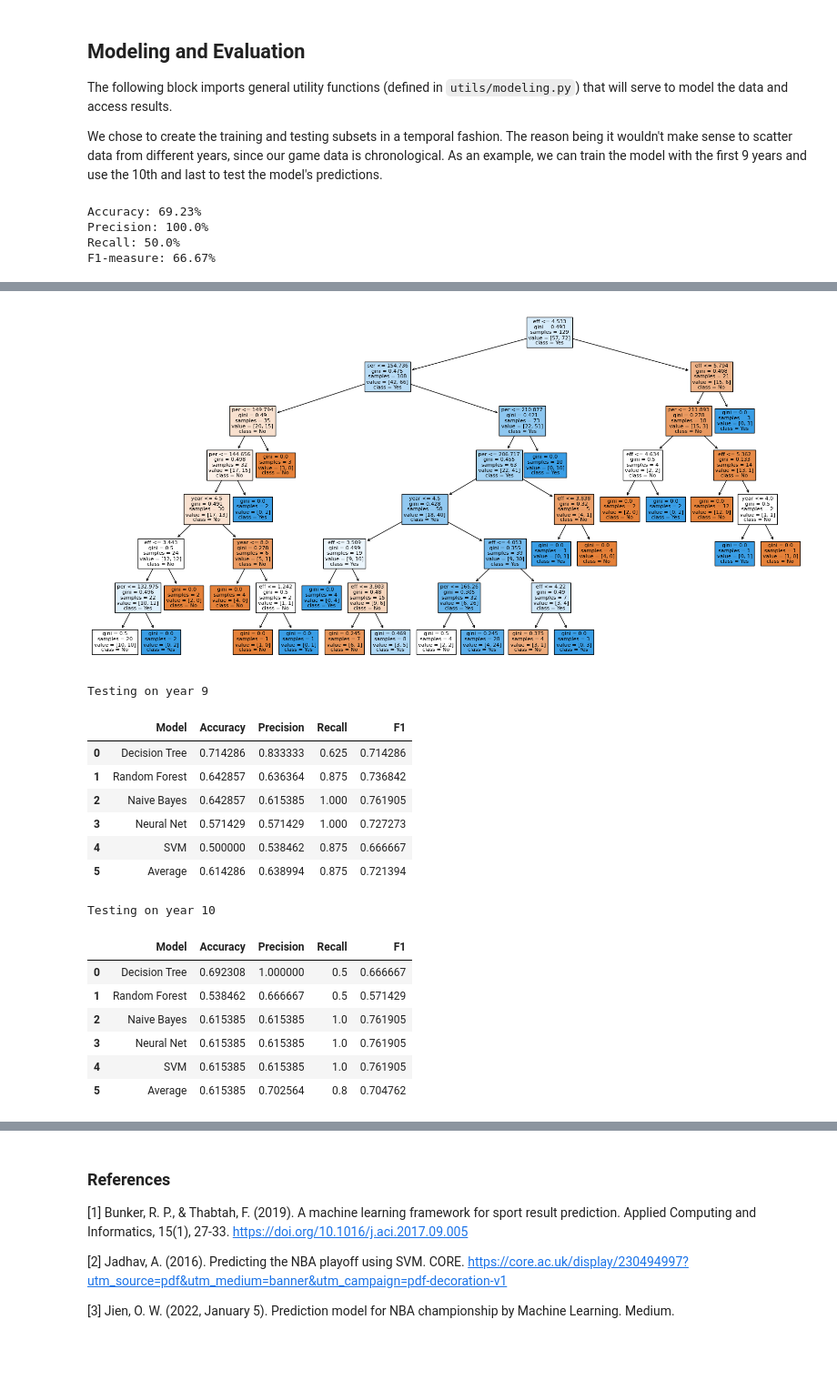
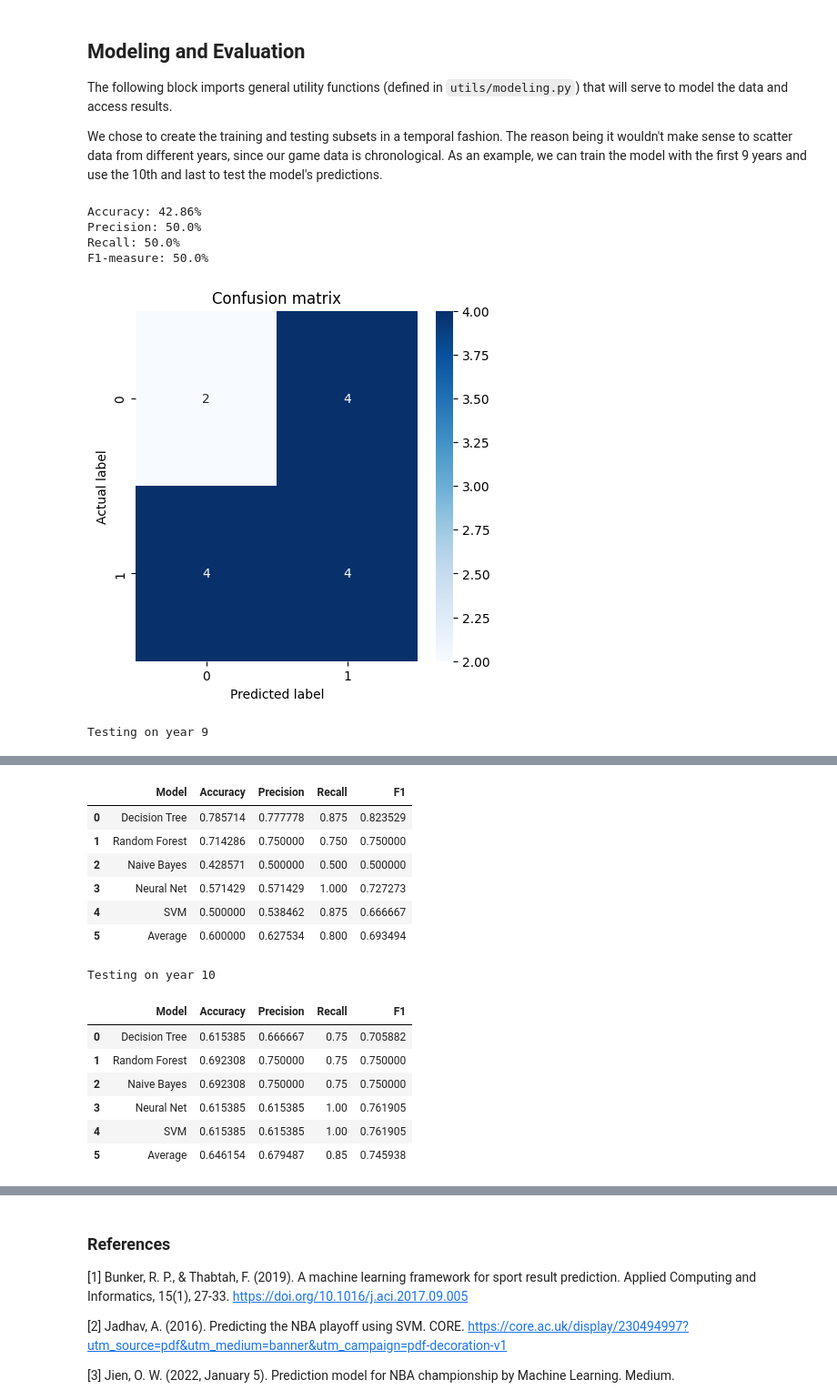
Before and after one commit to MartimHenriques/feup-machine-learning, a Jupyter notebook: src/pipeline.ipynb, the cells around one changed output, grey strips where cells are left out. Shown at 91% size. Drawn from its saved outputs; the diff is of its cells as text; code cells hidden in the pictures; blank space fills up the shorter version.

```diff
--- a/src/pipeline.ipynb
+++ b/src/pipeline.ipynb
@@ -71,6 +69,20 @@ The reason being it wouldn't make sense to scatter data from different years, si
 As an example, we can train the model with the first 9 years and use the 10th and last to test the model's predictions.
 # %%
 from utils.modeling import *
+# %%
+# run naive bayes
+from sklearn.naive_bayes import GaussianNB
+model = GaussianNB()
+res = runModel(df, model, test_year=9)
+
+# print res
+displayResults(res)
+# %% [output]
+Accuracy: 42.86%
+Precision: 50.0%
+Recall: 50.0%
+F1-measure: 50.0%
+[figure, added]
 # %%
 from sklearn.tree import DecisionTreeClassifier
 from sklearn.ensemble import RandomForestClassifier
@@ -78,10 +90,8 @@ from sklearn.naive_bayes import GaussianNB
 from sklearn.neural_network import MLPClassifier
 from sklearn import svm
 
-displayTree(df, 10, 7)
-
 models = {
-    "Decision Tree" : DecisionTreeClassifier(random_state=42, criterion='gini', max_depth=7, min_samples_leaf=1, min_samples_split=20),
+    "Decision Tree" : DecisionTreeClassifier(random_state=42, criterion='entropy', max_depth=6, min_samples_leaf=8, min_samples_split=3),
     "Random Forest" : RandomForestClassifier(n_estimators=100, max_depth=2, random_state=42),
     "Naive Bayes" : GaussianNB(),
     "Neural Net" : MLPClassifier(solver='lbfgs', alpha=1e-5, hidden_layer_sizes=(5, 2), random_state=42),
@@ -103,7 +113,4 @@ def testDf(test_year):
 testDf(9)
 testDf(10)
 # %% [output]
-Accuracy: 69.23%
-Precision: 100.0%
-Recall: 50.0%
-F1-measure: 66.67%
+Testing on year 9
@@ -111,20 +117,18 @@ F1-measure: 66.67%
-[figure, removed]
+|  | Model | Accuracy | Precision | Recall | F1 |
+| 0 | Decision Tree | 0.785714 | 0.777778 | 0.875 | 0.823529 |
+| 1 | Random Forest | 0.714286 | 0.750000 | 0.750 | 0.750000 |
+| 2 | Naive Bayes | 0.428571 | 0.500000 | 0.500 | 0.500000 |
+| 3 | Neural Net | 0.571429 | 0.571429 | 1.000 | 0.727273 |
+| 4 | SVM | 0.500000 | 0.538462 | 0.875 | 0.666667 |
+| 5 | Average | 0.600000 | 0.627534 | 0.800 | 0.693494 |
-Testing on year 9
+Testing on year 10
-|  | Model | Accuracy | Precision | Recall | F1 |
-| 0 | Decision Tree | 0.714286 | 0.833333 | 0.625 | 0.714286 |
-| 1 | Random Forest | 0.642857 | 0.636364 | 0.875 | 0.736842 |
-| 2 | Naive Bayes | 0.642857 | 0.615385 | 1.000 | 0.761905 |
-| 3 | Neural Net | 0.571429 | 0.571429 | 1.000 | 0.727273 |
-| 4 | SVM | 0.500000 | 0.538462 | 0.875 | 0.666667 |
-| 5 | Average | 0.614286 | 0.638994 | 0.875 | 0.721394 |
-Testing on year 10
 |  | Model | Accuracy | Precision | Recall | F1 |
-| 0 | Decision Tree | 0.692308 | 1.000000 | 0.5 | 0.666667 |
-| 1 | Random Forest | 0.538462 | 0.666667 | 0.5 | 0.571429 |
-| 2 | Naive Bayes | 0.615385 | 0.615385 | 1.0 | 0.761905 |
-| 3 | Neural Net | 0.615385 | 0.615385 | 1.0 | 0.761905 |
-| 4 | SVM | 0.615385 | 0.615385 | 1.0 | 0.761905 |
-| 5 | Average | 0.615385 | 0.702564 | 0.8 | 0.704762 |
+| 0 | Decision Tree | 0.615385 | 0.666667 | 0.75 | 0.705882 |
+| 1 | Random Forest | 0.692308 | 0.750000 | 0.75 | 0.750000 |
+| 2 | Naive Bayes | 0.692308 | 0.750000 | 0.75 | 0.750000 |
+| 3 | Neural Net | 0.615385 | 0.615385 | 1.00 | 0.761905 |
+| 4 | SVM | 0.615385 | 0.615385 | 1.00 | 0.761905 |
+| 5 | Average | 0.646154 | 0.679487 | 0.85 | 0.745938 |
 # %%
 treeGridSearch(df)
 # %% [output]
```
Also changed, not shown: parts of 3 cells of this notebook, 5 other files.
